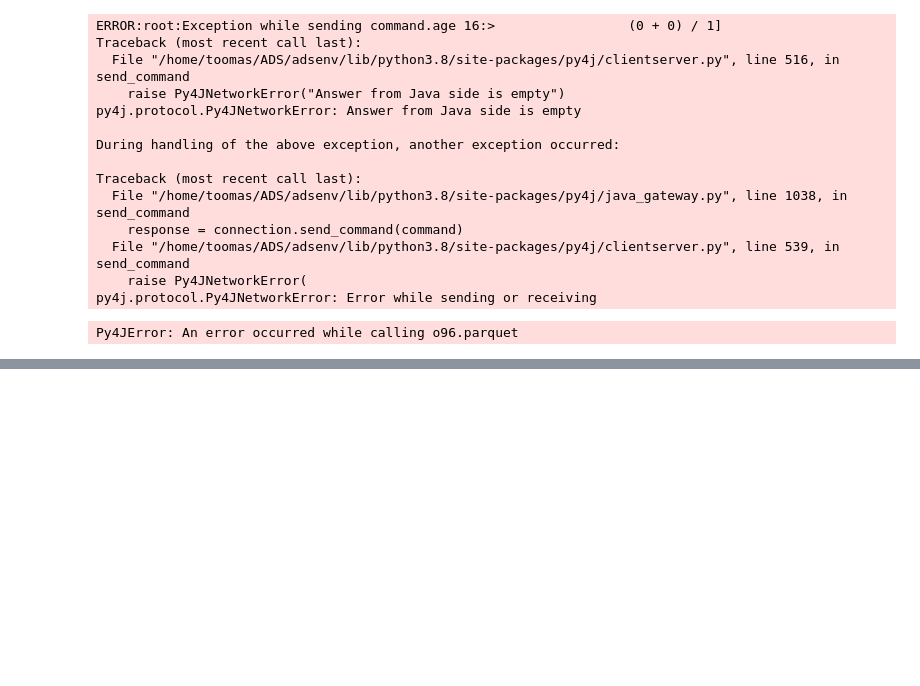
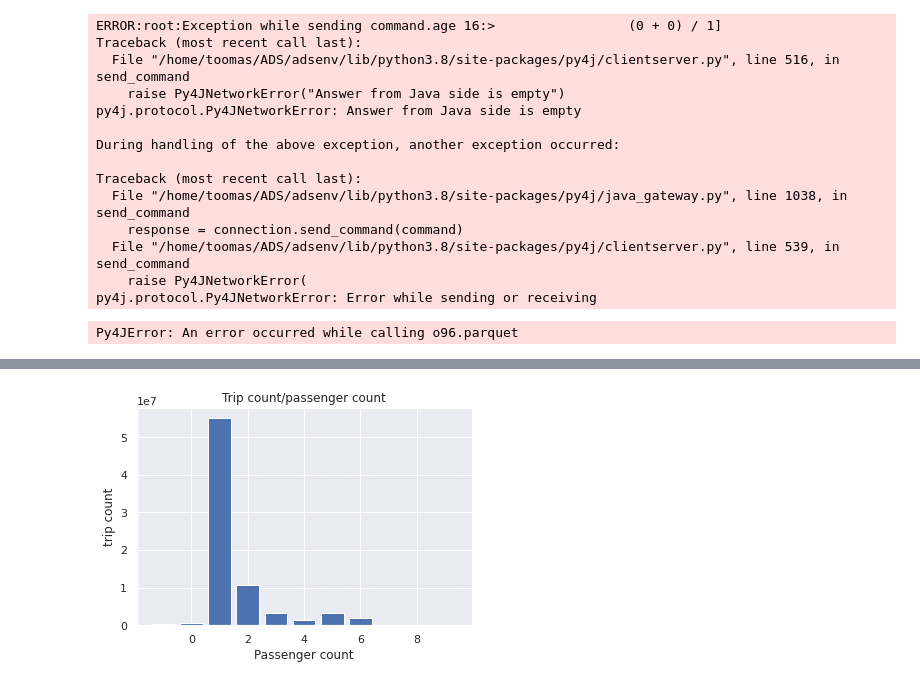
Before and after one commit to MAST30034-Applied-Data-Science/mast30034-project-1-ToomasRo, a Jupyter notebook: notebooks/cleaning.ipynb, the cells around one changed output, grey strips where cells are left out. Saved outputs shown, nothing was run; the diff lists cells and outputs as text; code cells hidden in the pictures; blank space fills up the shorter version.

```diff
--- a/notebooks/cleaning.ipynb
+++ b/notebooks/cleaning.ipynb
@@ -326,0 +384,11 @@ Py4JError: An error occurred while calling o96.parquet
+# %%
+# plot of n of trips against passegner count
+passenger_count = sdf.select(F.col('passenger_count')).groupby('passenger_count').count().sort(F.asc("passenger_count")).toPandas()
+passenger_count.iat[0, 0] = -1  # quick way to deal with NaN
+plt.bar(passenger_count['passenger_count'],passenger_count['count'])
+plt.title("Trip count/passenger count")
+plt.ylabel("trip count")
+plt.xlabel("Passenger count")
+plt.show()
+# %% [output]
+[figure, added]
```
Also changed, not shown: parts of 45 cells of this notebook.
